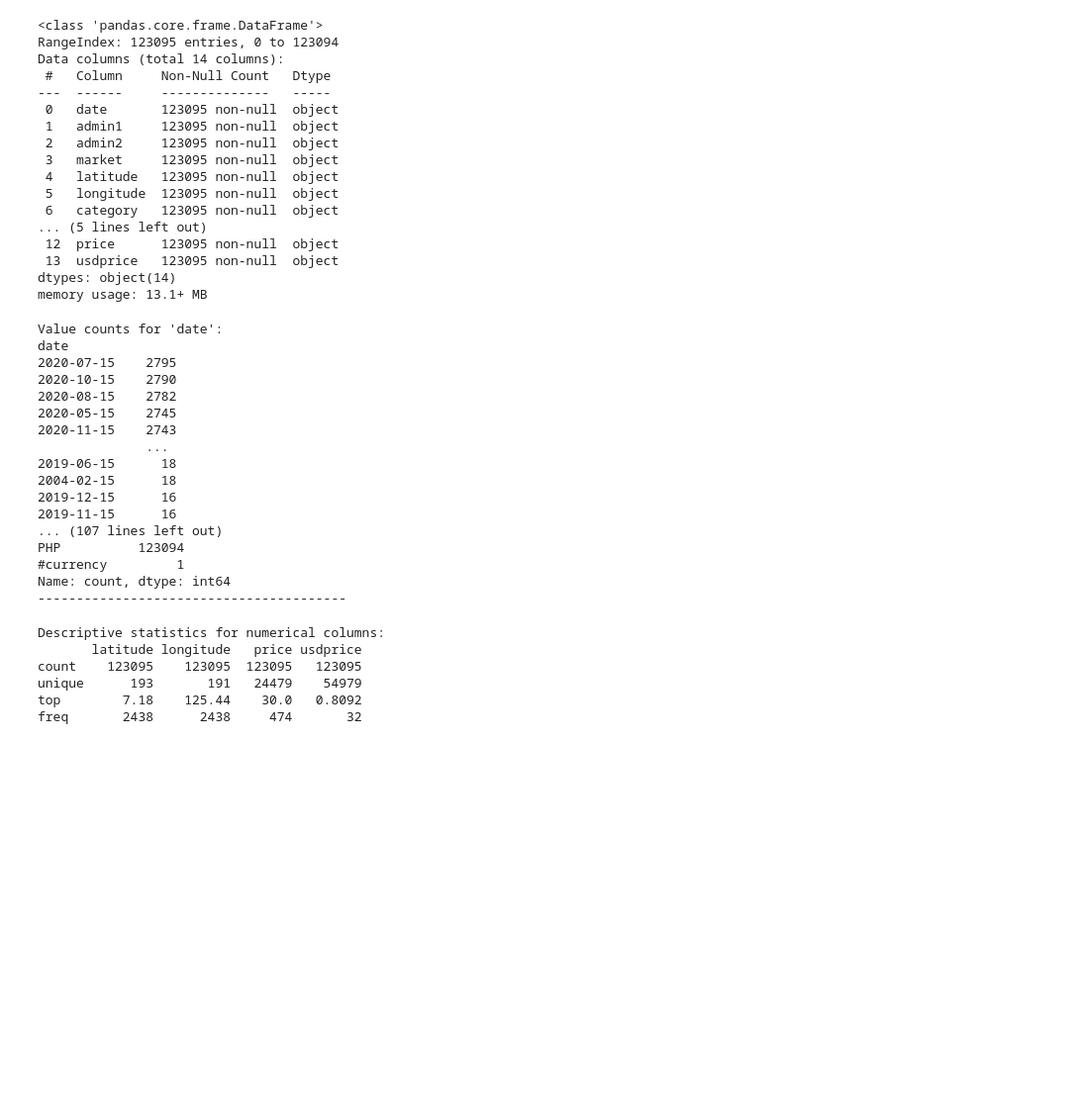
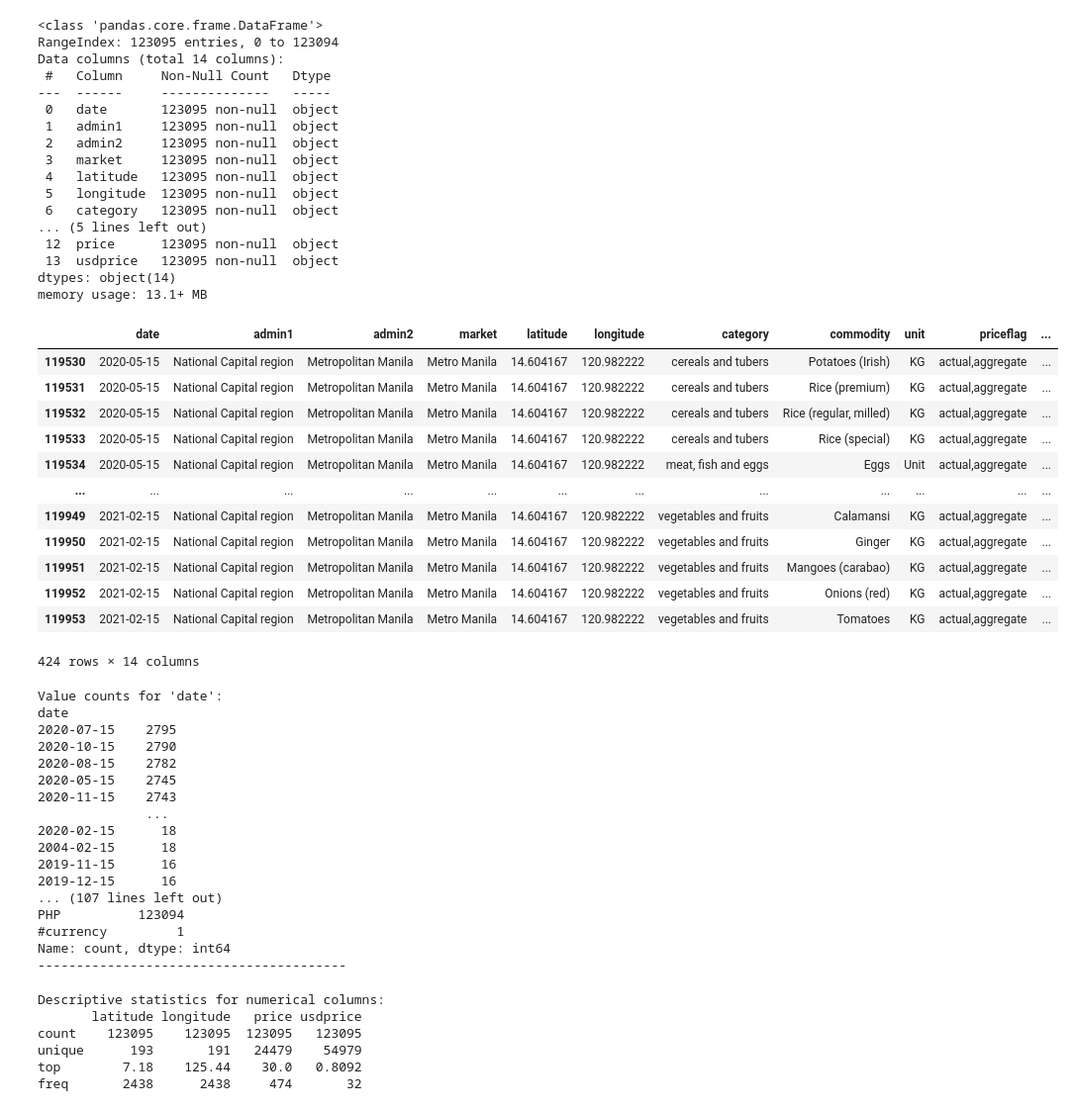
Before and after one commit to mjjj-642/Philippine-FoodPrices, a Jupyter notebook: food-prices.ipynb, the cells around one changed output. Shown: that part at 99% size. Cells and saved outputs as stored; diff of their text form; code cells hidden in the pictures; blank space fills up the shorter version.

```diff
--- a/food-prices.ipynb
+++ b/food-prices.ipynb
@@ -57,6 +57,28 @@ Data columns (total 14 columns):
  13  usdprice   123095 non-null  object
 dtypes: object(14)
 memory usage: 13.1+ MB
+# %%
+df = df.drop(index=0).reset_index(drop=True)
+# %%
+# Filter rows where 'priceflag' is either 'actual' or 'aggregate'
+filtered_df = df[df['priceflag'].isin(['actual,aggregate'])]
+
+# Display the filtered rows
+filtered_df
+# %% [output]
+|  | date | admin1 | admin2 | market | latitude | longitude | category | commodity | unit | priceflag | ... |
+| 119530 | 2020-05-15 | National Capital region | Metropolitan Manila | Metro Manila | 14.604167 | 120.982222 | cereals and tubers | Potatoes (Irish) | KG | actual,aggregate | ... |
+| 119531 | 2020-05-15 | National Capital region | Metropolitan Manila | Metro Manila | 14.604167 | 120.982222 | cereals and tubers | Rice (premium) | KG | actual,aggregate | ... |
+| 119532 | 2020-05-15 | National Capital region | Metropolitan Manila | Metro Manila | 14.604167 | 120.982222 | cereals and tubers | Rice (regular, milled) | KG | actual,aggregate | ... |
+| 119533 | 2020-05-15 | National Capital region | Metropolitan Manila | Metro Manila | 14.604167 | 120.982222 | cereals and tubers | Rice (special) | KG | actual,aggregate | ... |
+| 119534 | 2020-05-15 | National Capital region | Metropolitan Manila | Metro Manila | 14.604167 | 120.982222 | meat, fish and eggs | Eggs | Unit | actual,aggregate | ... |
+| ... | ... | ... | ... | ... | ... | ... | ... | ... | ... | ... | ... |
+| 119949 | 2021-02-15 | National Capital region | Metropolitan Manila | Metro Manila | 14.604167 | 120.982222 | vegetables and fruits | Calamansi | KG | actual,aggregate | ... |
+| 119950 | 2021-02-15 | National Capital region | Metropolitan Manila | Metro Manila | 14.604167 | 120.982222 | vegetables and fruits | Ginger | KG | actual,aggregate | ... |
+| 119951 | 2021-02-15 | National Capital region | Metropolitan Manila | Metro Manila | 14.604167 | 120.982222 | vegetables and fruits | Mangoes (carabao) | KG | actual,aggregate | ... |
+| 119952 | 2021-02-15 | National Capital region | Metropolitan Manila | Metro Manila | 14.604167 | 120.982222 | vegetables and fruits | Onions (red) | KG | actual,aggregate | ... |
+| 119953 | 2021-02-15 | National Capital region | Metropolitan Manila | Metro Manila | 14.604167 | 120.982222 | vegetables and fruits | Tomatoes | KG | actual,aggregate | ... |
+424 rows × 14 columns
 # %%
 categorical_cols = [
     "date", "admin1", "admin2", "market",
@@ -79,10 +101,10 @@ date
 2020-05-15    2745
 2020-11-15    2743
               ...
-2019-06-15      18
+2020-02-15      18
 2004-02-15      18
+2019-11-15      16
 2019-12-15      16
-2019-11-15      16
 ... (107 lines left out)
 PHP          123094
 #currency         1
```
Also changed, not shown: parts of 1 cell of this notebook.
